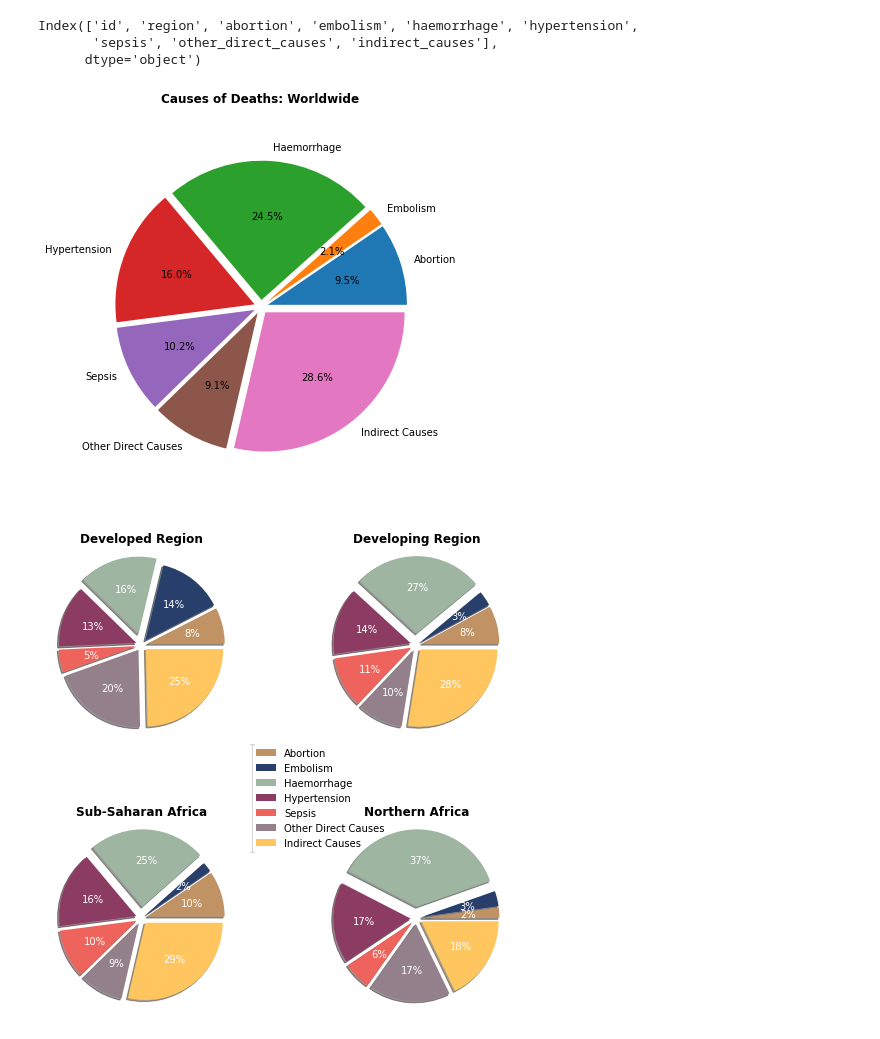
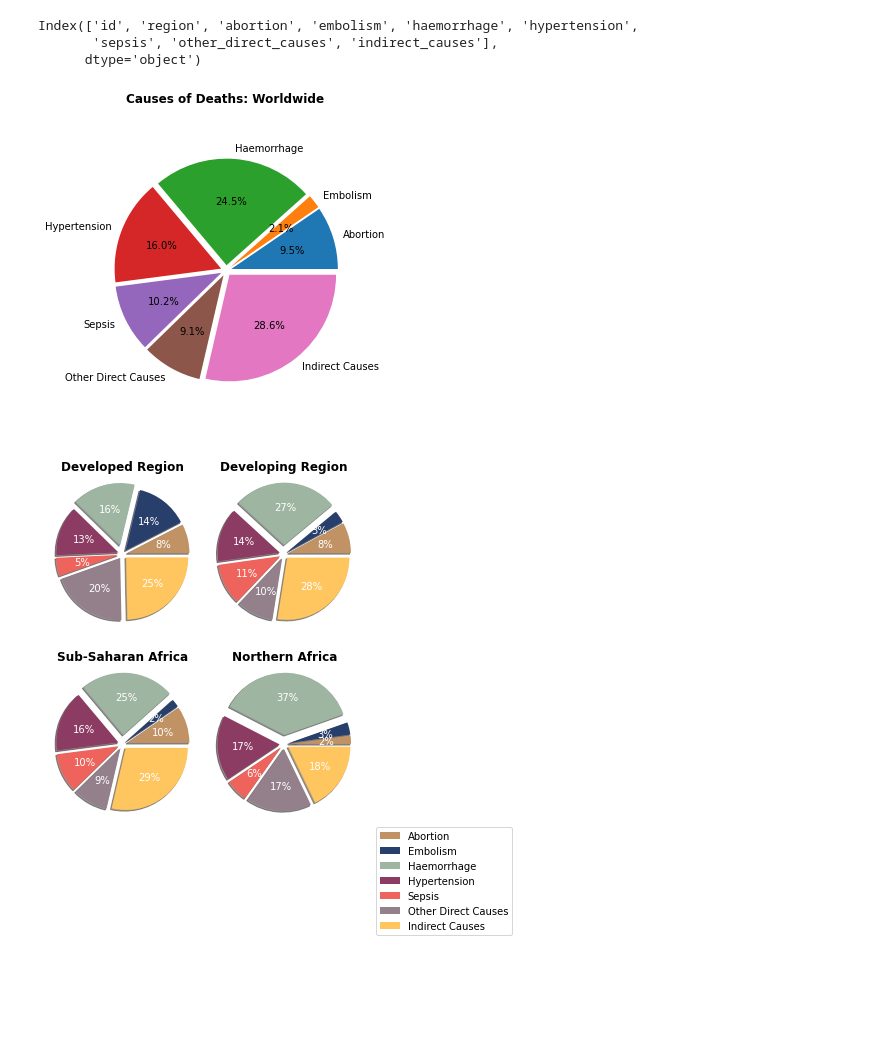
Before and after one commit to abpuccini/maternal-mortality-project, a Jupyter notebook: ETL/ETL-process/global_data_explore.ipynb, the cells around one changed output. Saved outputs shown, nothing was run; the diff lists cells and outputs as text; code cells hidden in the pictures; blank space fills up the shorter version.

```diff
--- a/ETL/ETL-process/global_data_explore.ipynb
+++ b/ETL/ETL-process/global_data_explore.ipynb
@@ -127,7 +127,7 @@ causes_plot_df = causes_plot_df[['abortion', 'embolism', 'haemorrhage',
                                 'indirect_causes']]
 # %%
 # Generate a pie chart
-causes_pie_plot = causes_plot_df.plot.pie(subplots=True, figsize=(5, 6), autopct='%1.1f%%', legend=False,
+causes_pie_plot = causes_plot_df.plot.pie(subplots=True, figsize=(5, 5), autopct='%1.1f%%', legend=False,
                                           labels=['Abortion', 'Embolism', 'Haemorrhage',
                                 'Hypertension', 'Sepsis', 'Other Direct Causes',
                                 'Indirect Causes'], explode = [0.05 for x in range(0,7)])
@@ -148,7 +148,7 @@ plt.show()
 # To close pyplot
 plt.close()
 # %% [output]
-[figure, old version]
+[figure, new version]
 # %%
 # Data to plot
 developed = causes_plot_df = causes_df.iloc[1, 2:]
@@ -158,31 +158,31 @@ africa_2 = causes_plot_df = causes_df.iloc[4, 2:]
 # %%
 import matplotlib.pyplot as plt
 
 # Parameter
 labels = 'Abortion', 'Embolism', 'Haemorrhage', 'Hypertension', 'Sepsis', 'Other Direct Causes', 'Indirect Causes'
 explode = [0.075 if i != 2 else 0.15 for i in range(0,7)]
 colors = ['#C19364', '#293F6B', '#9EB5A1', '#8C3C62', '#EE635B', '#94808B', '#FFC55F']
 
 # Make figure and axes
 fig, axs = plt.subplots(2,2, figsize=(7,7))
 
 # Plot pie charts
 axs[0, 0].pie(developed, autopct='%1.0f%%', textprops={'color':"w"}, shadow=True, explode=explode, colors=colors)
 axs[0, 1].pie(developing, autopct='%1.0f%%', textprops={'color':"w"}, shadow=True, explode=explode, colors=colors)
 axs[1, 1].pie(africa_1, autopct='%1.0f%%', textprops={'color':"w"}, shadow=True, explode=explode, colors=colors)
 axs[1, 0].pie(africa_2, autopct='%1.0f%%', textprops={'color':"w"}, shadow=True, explode=explode, colors=colors)
 
+plt.legend(bbox_to_anchor=(2, 0), loc='upper right', labels=labels)
+
 axs[0, 0].set_title('Developed Region', fontweight='bold')
 axs[0, 1].set_title('Developing Region', fontweight='bold')
 axs[1, 1].set_title('Northern Africa', fontweight='bold')
 axs[1, 0].set_title('Sub-Saharan Africa', fontweight='bold')
 
-plt.legend(bbox_to_anchor=(-0.35, 1.4), loc=2, ncol=1, mode="expand", borderaxespad=0, labels=labels)
-
 # Save bar graph to Images folder
-plt.tight_layout()
+fig.tight_layout()
 plt.savefig('../../Images/compared_causes.png')
 
 plt.show()
 # %% [output]
-[figure, old version]
+[figure, new version]
```
Also changed, not shown: 1 other file.
